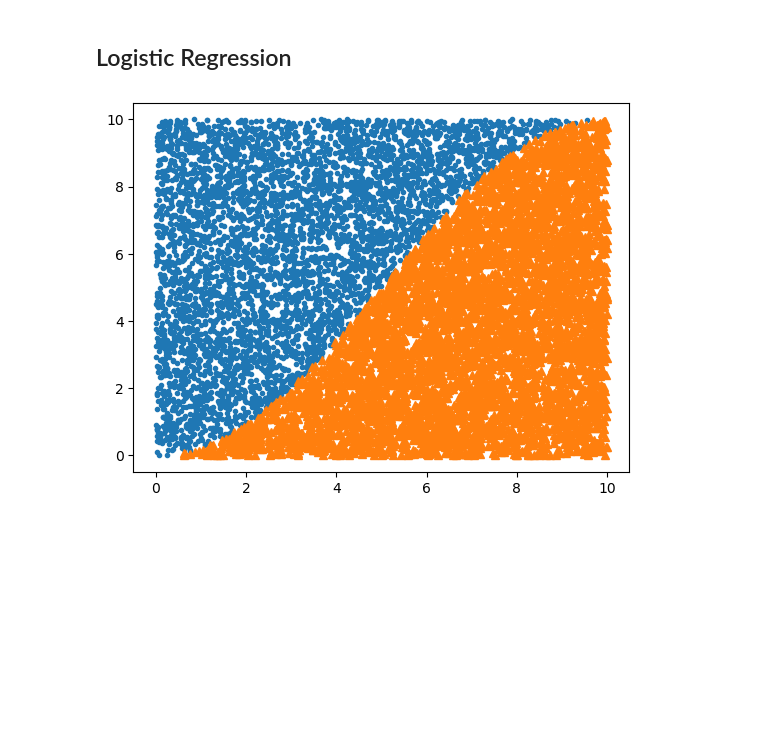
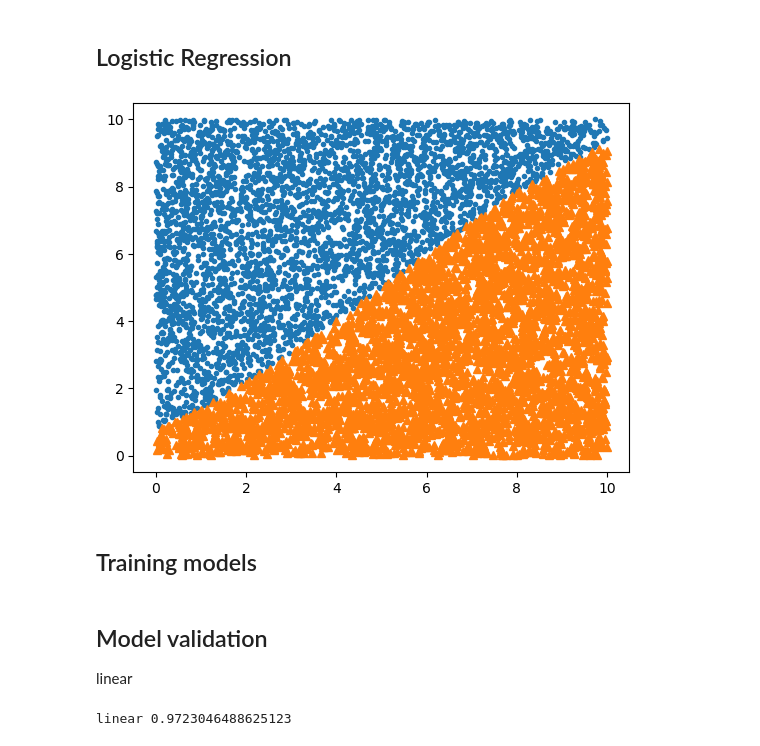
Before and after one commit to puszekjuliuszek/PUMy, a Jupyter notebook: lab1/Untitled2.ipynb, the cells around one changed output. Saved outputs shown, nothing was run; the diff lists cells and outputs as text; code cells hidden in the pictures; blank space fills up the shorter version.

```diff
--- a/lab1/Untitled2.ipynb
+++ b/lab1/Untitled2.ipynb
@@ -33,9 +21,0 @@ def foo_to_clasify(x, y):
-# %%
-dataset = []
-size = 1000
-for _ in range(size):
-    x = random.uniform(0, 10)
-    y = random.uniform(0, 10)
-    dataset.append([x, y, foo_to_clasify(x, y)])
-
-df_linear = pd.DataFrame(dataset, columns=["v1", "v2", "res"])
@@ -81,6 +67,8 @@ df_logistic.to_csv("classification_dataframe.csv")
 # %%
-df_logistic = pd.read_csv('classification_dataframe.csv')
-
-draw(df_logistic)
+df_logistic_train = pd.read_csv('classification_dataframe.csv')
+df_logistic_test = pd.read_csv("classification_dataframe_test.csv")
+draw(df_logistic_train)
 # %% [output]
-[figure, old version]
+[figure, new version]
+# %% [markdown]
+## Training models
@@ -87,4 +92,10 @@ draw(df_logistic)
+# %% [markdown]
+## Model validation
+linear
 # %%
-X = df_logistic.drop(["res", "Unnamed: 0"], axis=1)
-y = df_logistic["res"]
+from sklearn.metrics import precision_score, recall_score, f1_score
+y_pred_lin = [-1 if i<0 else 1 for i in lin.predict(X_test.values)]
+print("linear", f1_score(y_test.values, y_pred_lin))
+# %% [output]
+linear 0.9723046488625123
 # %%
```
Also changed, not shown: parts of 34 cells of this notebook, 4 other files.
